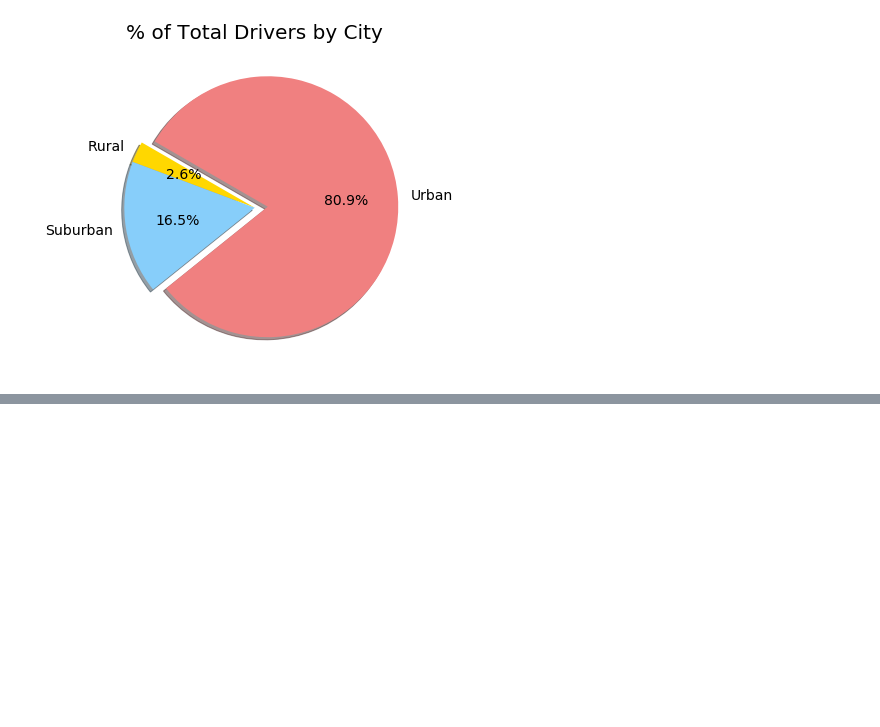
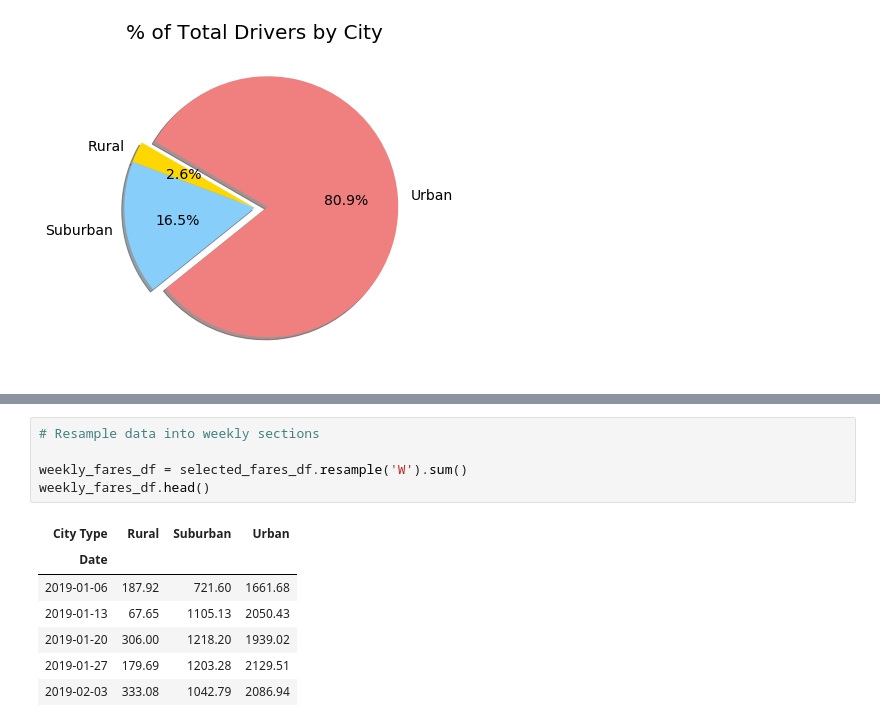
Before and after one commit to jburs/PyBer_Analysis, a Jupyter notebook: PyBer.ipynb, the cells around one changed output, grey strips where cells are left out. Drawn from its saved outputs; the diff is of its cells as text; blank space fills up the shorter version.

```diff
--- a/PyBer.ipynb
+++ b/PyBer.ipynb
@@ -418,0 +520,13 @@ plt.show()
+# %%
+# Resample data into weekly sections
+
+weekly_fares_df = selected_fares_df.resample('W').sum()
+weekly_fares_df.head()
+# %% [output]
+| City Type | Rural | Suburban | Urban |
+| Date |  |  |  |
+| 2019-01-06 | 187.92 | 721.60 | 1661.68 |
+| 2019-01-13 | 67.65 | 1105.13 | 2050.43 |
+| 2019-01-20 | 306.00 | 1218.20 | 1939.02 |
+| 2019-01-27 | 179.69 | 1203.28 | 2129.51 |
+| 2019-02-03 | 333.08 | 1042.79 | 2086.94 |
```
Also changed, not shown: parts of 11 cells of this notebook, 4 other files.
